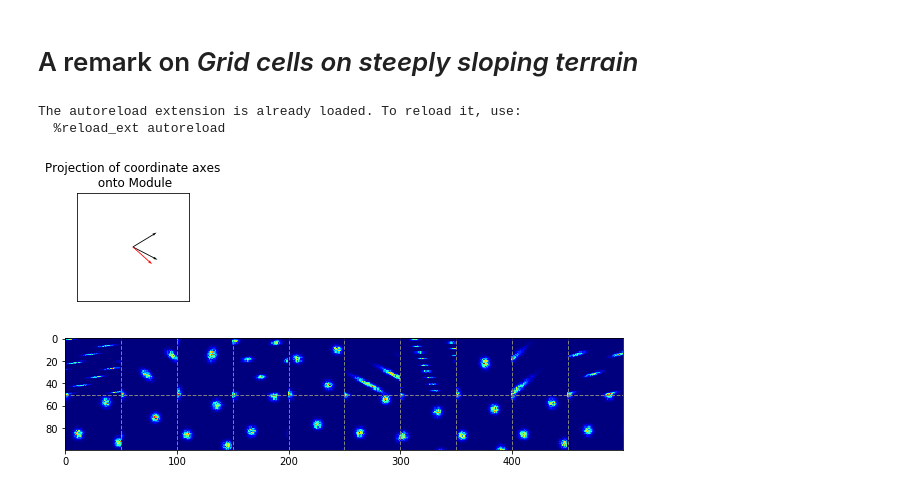
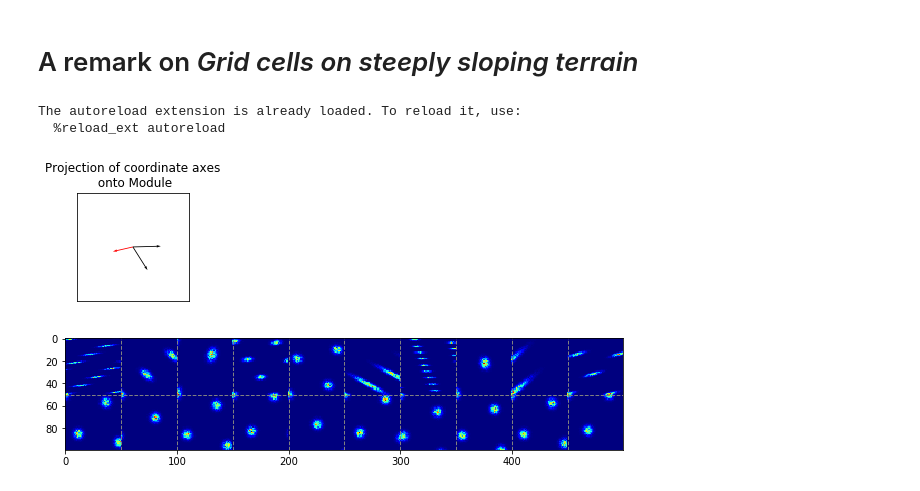
Before and after one commit to mirkoklukas/htmresearch, a Jupyter notebook: projects/gridcells/jupyter/M_dist/Sloping terrain.ipynb, the cells around one changed output. Drawn from its saved outputs; the diff is of its cells as text; code cells hidden in the pictures.

Commit message:
notebooks changed to create graphs for paper

```diff
--- a/projects/gridcells/jupyter/M_dist/Sloping terrain.ipynb
+++ b/projects/gridcells/jupyter/M_dist/Sloping terrain.ipynb
@@ -7,36 +7,36 @@ import matplotlib.pyplot as plt
 from htmresearch.support.gridcells.mdist.utils import *
 %load_ext autoreload
 %autoreload 2
 
 
-m = 1
-S = np.ones(m)*.5
+m = 3
+S = np.sqrt(2)**np.arange(m)
 k = 3
 B, V, S = create_kd_hyper_module(m, k, scale=S)
 # V = np.zeros((m,k))
 
 
 plt.figure(figsize=(2,2))
 plt.title("Projection of coordinate axes\n onto Module")
 plt.xlim(-2,2)
 plt.ylim(-2,2)
 plt.xticks([])
 plt.yticks([])
 
 
 r1 = B[0,0,:] / S[0]
 r2 = B[0,1,:] / S[0]
 
 plt.quiver(0.0,0.0,r1[:2],r2[:2], angles='xy', scale_units='xy', scale=1)
 for l in range(2,k):
     plt.quiver(0.0,0.0,r1[l],r2[l], angles='xy', scale_units='xy', scale=1, color="red")
 
 # plt.savefig("media/summary/{}d_orientations_m{}.pdf".format(k,m), dpi=150)
 plt.show()
 # %% [output]
 The autoreload extension is already loaded. To reload it, use:
   %reload_ext autoreload
-[figure, old version]
+[figure, new version]
 # %%
 
 def get_fields_on_sloping_terrain(B, V, S, deg=40):
```
Also changed, not shown: parts of 4 cells of this notebook, 1 other file.
